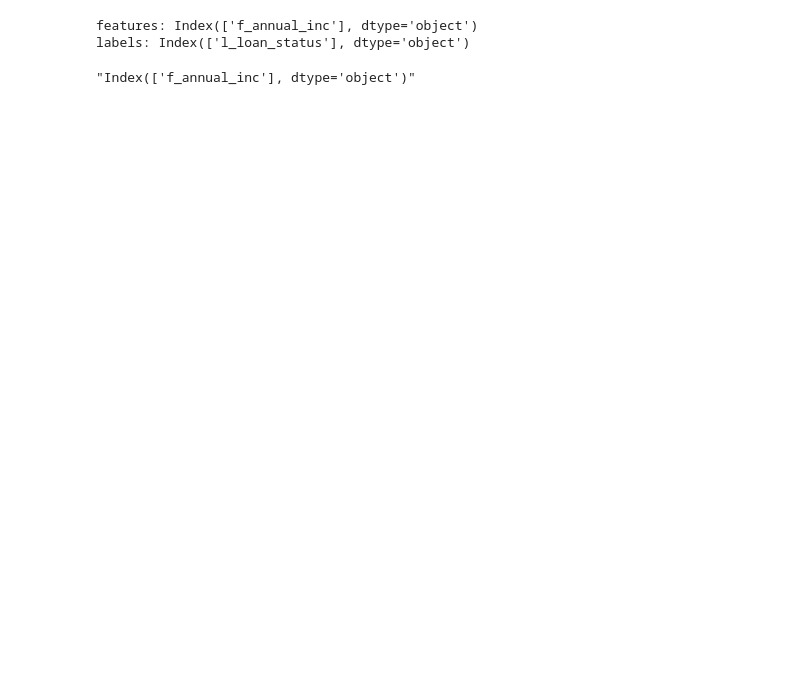
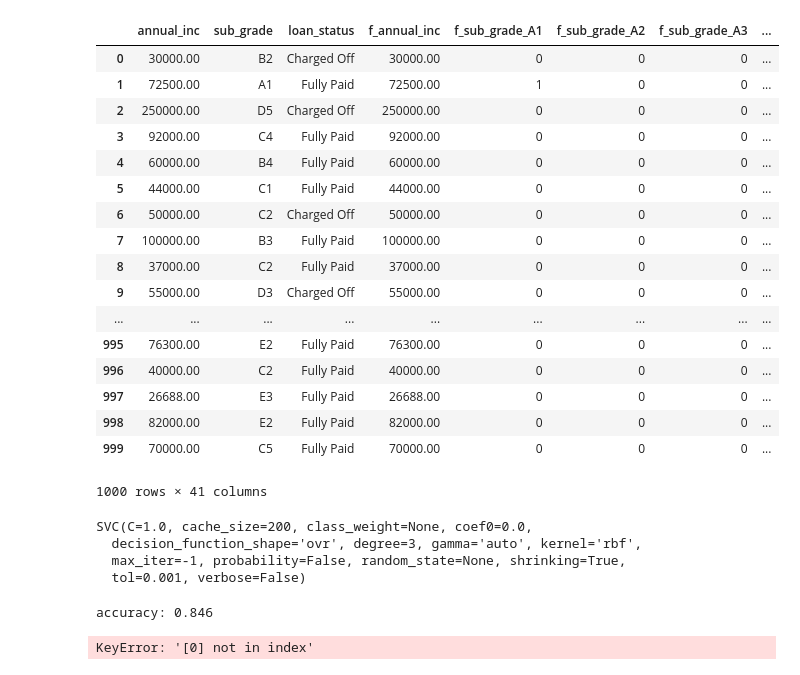
Before and after one commit to nissan18/blending-club, a Jupyter notebook: code/scratchpad.ipynb, the cells around one changed output. Drawn from its saved outputs; the diff is of its cells as text; code cells hidden in the pictures; blank space fills up the shorter version.

```diff
--- a/code/scratchpad.ipynb
+++ b/code/scratchpad.ipynb
@@ -33,18 +36,44 @@ df
 # %%
-feature_columns = lendingclub_columns.get_columns_by_names(["annual_inc"])
-lendingclub_helper.build_features_by_columns(df, feature_columns)
-lendingclub_helper.buildCategorialLabel(df, "loan_status", lendingclub_helper.parse_loan_status)
+feature_column_defs = lendingclub_columns.get_columns_by_names(featurize_columns)
+lendingclub_helper.build_features_by_columns(df, feature_column_defs)
+lendingclub_helper.buildCategorialLabel(df, labelize_columns[0], lendingclub_helper.parse_loan_status)
+df
+# %% [output]
+|  | annual_inc | sub_grade | loan_status | f_annual_inc | f_sub_grade_A1 | f_sub_grade_A2 | f_sub_grade_A3 | ... |
+| 0 | 30000.00 | B2 | Charged Off | 30000.00 | 0 | 0 | 0 | ... |
+| 1 | 72500.00 | A1 | Fully Paid | 72500.00 | 1 | 0 | 0 | ... |
+| 2 | 250000.00 | D5 | Charged Off | 250000.00 | 0 | 0 | 0 | ... |
+| 3 | 92000.00 | C4 | Fully Paid | 92000.00 | 0 | 0 | 0 | ... |
+| 4 | 60000.00 | B4 | Fully Paid | 60000.00 | 0 | 0 | 0 | ... |
+| 5 | 44000.00 | C1 | Fully Paid | 44000.00 | 0 | 0 | 0 | ... |
+| 6 | 50000.00 | C2 | Charged Off | 50000.00 | 0 | 0 | 0 | ... |
+| 7 | 100000.00 | B3 | Fully Paid | 100000.00 | 0 | 0 | 0 | ... |
+| 8 | 37000.00 | C2 | Fully Paid | 37000.00 | 0 | 0 | 0 | ... |
+| 9 | 55000.00 | D3 | Charged Off | 55000.00 | 0 | 0 | 0 | ... |
+| ... | ... | ... | ... | ... | ... | ... | ... | ... |
+| 995 | 76300.00 | E2 | Fully Paid | 76300.00 | 0 | 0 | 0 | ... |
+| 996 | 40000.00 | C2 | Fully Paid | 40000.00 | 0 | 0 | 0 | ... |
+| 997 | 26688.00 | E3 | Fully Paid | 26688.00 | 0 | 0 | 0 | ... |
+| 998 | 82000.00 | E2 | Fully Paid | 82000.00 | 0 | 0 | 0 | ... |
+| 999 | 70000.00 | C5 | Fully Paid | 70000.00 | 0 | 0 | 0 | ... |
+1000 rows × 41 columns
 # %%
-feature_columns = format(lendingclub_helper.getFeatureColumns(df))
-label_columns = format(lendingclub_helper.getLabelColumns(df))
+feature_columns = lendingclub_helper.getFeatureColumns(df)
+label_columns = lendingclub_helper.getLabelColumns(df)
 
-print("features: {}".format(feature_columns))
-print("labels: {}".format(label_columns))
+X = df[feature_columns].values
+y = df[label_columns[0]].values
+
+model = scikit_helper.trainModel(X, y)
+model
 # %% [output]
-features: Index(['f_annual_inc'], dtype='object')
-labels: Index(['l_loan_status'], dtype='object')
+SVC(C=1.0, cache_size=200, class_weight=None, coef0=0.0,
+  decision_function_shape='ovr', degree=3, gamma='auto', kernel='rbf',
+  max_iter=-1, probability=False, random_state=None, shrinking=True,
+  tol=0.001, verbose=False)
-# %%
-feature_columns
-# df[[feature_columns]]
-# %% [output]
-"Index(['f_annual_inc'], dtype='object')"
+# %%
+accuracy = scikit_helper.getAccuracy(model, X, y)
+print("accuracy: {}".format(accuracy))
+# %% [output]
+accuracy: 0.846
+KeyError: '[0] not in index'
```
Also changed, not shown: parts of 3 cells of this notebook, 1 other file.
